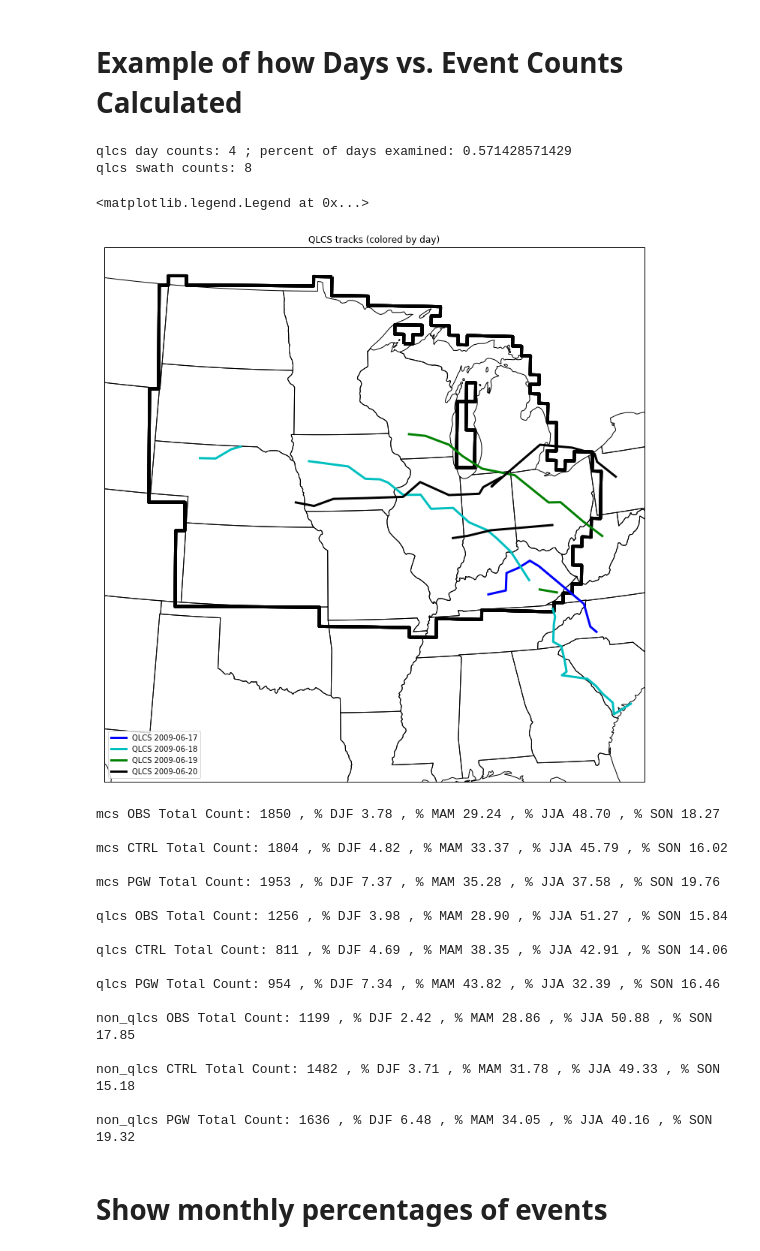
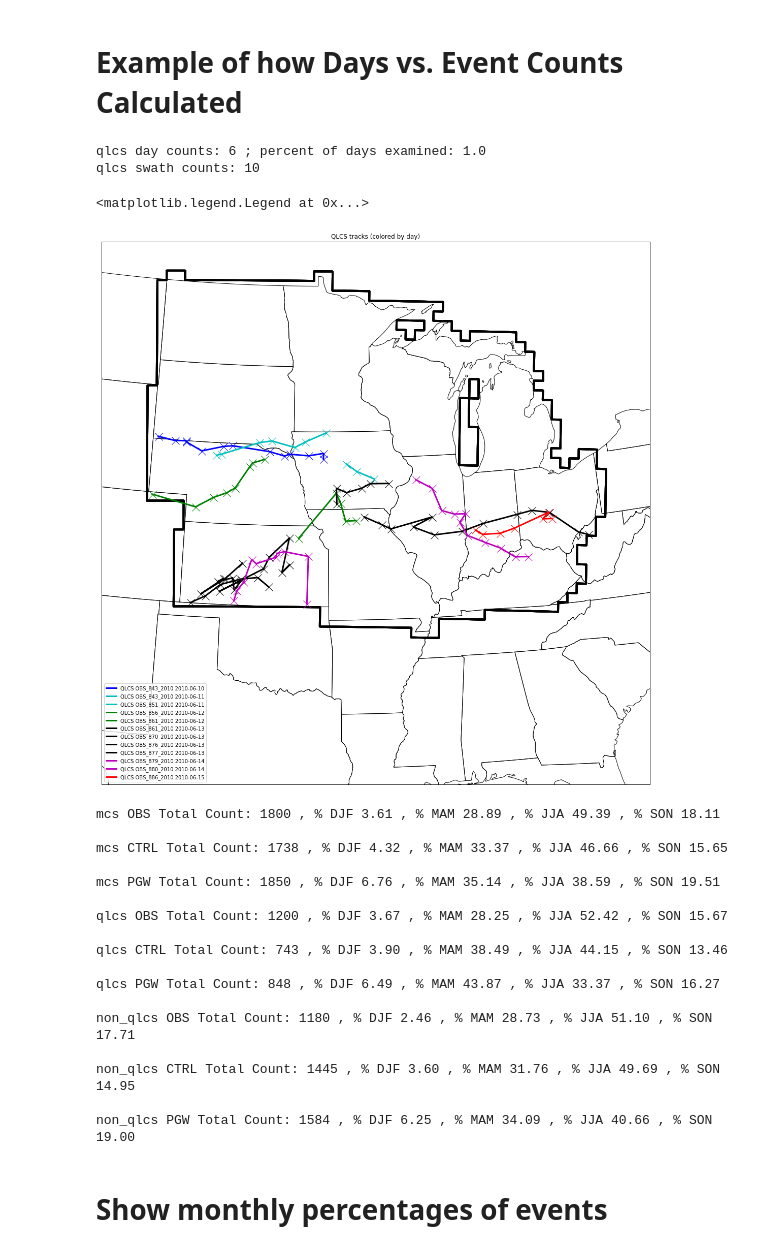
Before and after one commit to ahaberlie/MCS, a Jupyter notebook: mcs_future/notebooks/MCS_QLCS_NonQLCS_Stats.ipynb, the cells around one changed output. Cells and saved outputs as stored; diff of their text form; code cells hidden in the pictures.

```diff
--- a/mcs_future/notebooks/MCS_QLCS_NonQLCS_Stats.ipynb
+++ b/mcs_future/notebooks/MCS_QLCS_NonQLCS_Stats.ipynb
@@ -23,9 +23,9 @@ import pandas as pd
 import geopandas as gpd
 import numpy as np
 import sys
-sys.path.append('C:/users/ahaberlie/documents/github/MCS/')
+sys.path.append('C:/users/ahaberlie1/documents/github/MCS/')
 
-data_dir = ""
+data_dir = "../data/slice_data/"
 
 data = {'mcs':{'OBS':None, 'CTRL':None, 'PGW':None},
         'qlcs':{'OBS':None, 'CTRL':None, 'PGW':None},
@@ -247,8 +249,6 @@ def calc_day_count(dframe):
 # %% [markdown]
 # Example of how Days vs. Event Counts Calculated
 # %%
-from mcs_future.utils.mapping_help import draw_midwest
-
 #Read in all observed qlcs events
 dataset = 'OBS'
 subset = 'qlcs'
@@ -262,11 +262,11 @@ a = mw_data[subset][dataset].copy()
 a.index = a.index + datetime.timedelta(hours=6)
 
 #set year, month, and range of days
-year = 2009
+year = 2010
 month = 6
 
 #look at
-day_range = np.array(list(range(17, 24)))
+day_range = np.array(list(range(10, 16)))
 
 #make temporary month/year dataframe
 b = a[(a.index.year==year) & ((a.index.month==month)) & (a.index.day.isin(day_range))]
@@ -279,37 +279,39 @@ labels = []
 
 #set up view centered on midwest
 view = generate_view(-105, -80, 30, 50, from_proj, to_proj)
 
 #plot tracks by day
 for color, day in zip(colors, day_range):
 
     df_ = b[b.index.day==day]
     for sid, sw in df_.groupby('storm_num'):
 
         if len(sw) > 0:
             xp = np.array([np.mean([x1, x2]) for (x1, x2) in zip(sw.xmin.values, sw.xmax.values)])
             yp = np.array([np.mean([y1, y2]) for (y1, y2) in zip(sw.ymin.values, sw.ymax.values)])
 
             xp, yp = wrf_to_lon_lat(lons, lats, xp.astype(int), yp.astype(int))
 
+            view.plot(xp, yp, 'x', markersize=15, color=color, transform=from_proj)
+
             view.plot(xp, yp, '-', lw=3, color=color, transform=from_proj,
-                      label=subset.upper() + " " + str(year) + "-" + str(month).zfill(2) + "-" + str(day).zfill(2))
+                      label=subset.upper() + " " + sid + " " + str(year) + "-" + str(month).zfill(2) + "-" + str(day).zfill(2))
 
     view.set_title(subset.upper() + " tracks (colored by day)")
 
     draw_midwest(view)
 
 c = a[(a.index.year==year) & (a.index.month==month) & (a.index.day.isin(day_range))]
 
 print(subset + " day counts:", calc_day_count(c), "; percent of days examined:", calc_day_count(c) / len(day_range))
 print(subset + " swath counts:", c.storm_num.nunique())
 
 view.legend(loc=3)
 # %% [output]
-qlcs day counts: 4 ; percent of days examined: 0.571428571429
-qlcs swath counts: 8
+qlcs day counts: 6 ; percent of days examined: 1.0
+qlcs swath counts: 10
 <matplotlib.legend.Legend at 0x...>
-[figure, old version]
+[figure, new version]
 # %%
 import numpy as np
 
@@ -340,23 +342,23 @@ for sub_key in ['mcs', 'qlcs', 'non_qlcs']:
               ", % DJF", seasons['djf'], ', % MAM', seasons['mam'],
               ', % JJA', seasons['jja'], ', % SON', seasons['son'], '\n')
 # %% [output]
-mcs OBS Total Count: 1850 , % DJF 3.78 , % MAM 29.24 , % JJA 48.70 , % SON 18.27
+mcs OBS Total Count: 1800 , % DJF 3.61 , % MAM 28.89 , % JJA 49.39 , % SON 18.11
 
-mcs CTRL Total Count: 1804 , % DJF 4.82 , % MAM 33.37 , % JJA 45.79 , % SON 16.02
+mcs CTRL Total Count: 1738 , % DJF 4.32 , % MAM 33.37 , % JJA 46.66 , % SON 15.65
 
-mcs PGW Total Count: 1953 , % DJF 7.37 , % MAM 35.28 , % JJA 37.58 , % SON 19.76
+mcs PGW Total Count: 1850 , % DJF 6.76 , % MAM 35.14 , % JJA 38.59 , % SON 19.51
 
-qlcs OBS Total Count: 1256 , % DJF 3.98 , % MAM 28.90 , % JJA 51.27 , % SON 15.84
+qlcs OBS Total Count: 1200 , % DJF 3.67 , % MAM 28.25 , % JJA 52.42 , % SON 15.67
 
-qlcs CTRL Total Count: 811 , % DJF 4.69 , % MAM 38.35 , % JJA 42.91 , % SON 14.06
+qlcs CTRL Total Count: 743 , % DJF 3.90 , % MAM 38.49 , % JJA 44.15 , % SON 13.46
 
-qlcs PGW Total Count: 954 , % DJF 7.34 , % MAM 43.82 , % JJA 32.39 , % SON 16.46
+qlcs PGW Total Count: 848 , % DJF 6.49 , % MAM 43.87 , % JJA 33.37 , % SON 16.27
 
-non_qlcs OBS Total Count: 1199 , % DJF 2.42 , % MAM 28.86 , % JJA 50.88 , % SON 17.85
+non_qlcs OBS Total Count: 1180 , % DJF 2.46 , % MAM 28.73 , % JJA 51.10 , % SON 17.71
 
-non_qlcs CTRL Total Count: 1482 , % DJF 3.71 , % MAM 31.78 , % JJA 49.33 , % SON 15.18
+non_qlcs CTRL Total Count: 1445 , % DJF 3.60 , % MAM 31.76 , % JJA 49.69 , % SON 14.95
 
-non_qlcs PGW Total Count: 1636 , % DJF 6.48 , % MAM 34.05 , % JJA 40.16 , % SON 19.32
+non_qlcs PGW Total Count: 1584 , % DJF 6.25 , % MAM 34.09 , % JJA 40.66 , % SON 19.00
 # %% [markdown]
 # Show monthly percentages of events
 # %%
```
Also changed, not shown: parts of 10 cells of this notebook, 3 other files.
